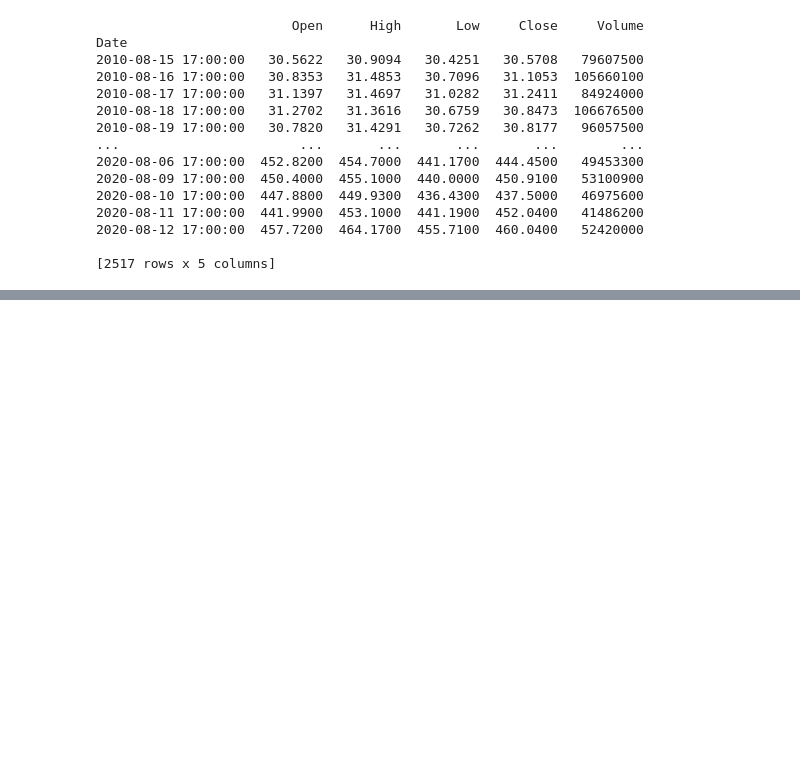
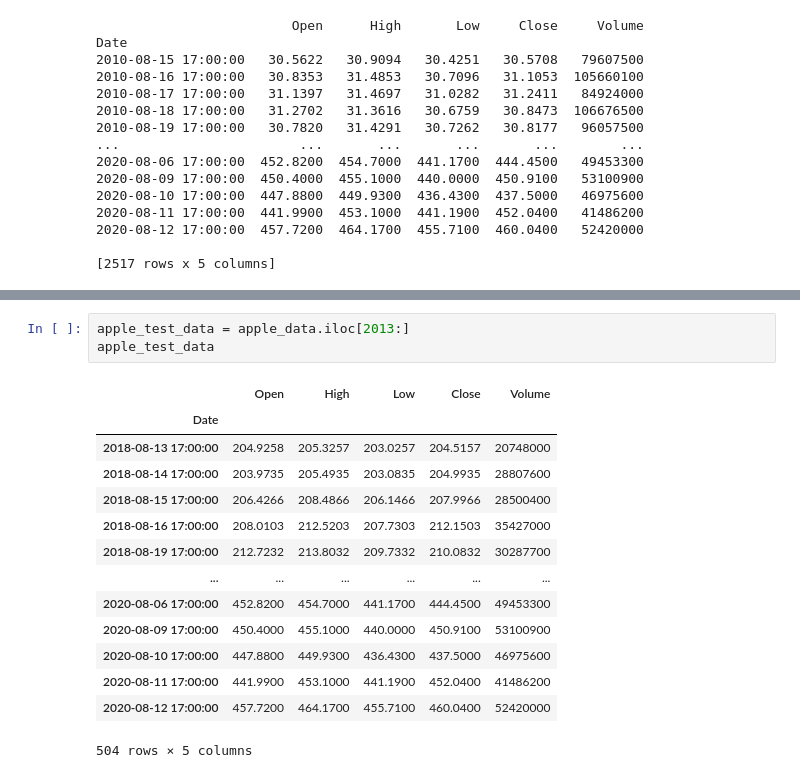
Before and after one commit to hail-marys/little-john, a Jupyter notebook: backup1.ipynb, the cells around one changed output, grey strips where cells are left out. Saved outputs shown, nothing was run; the diff lists cells and outputs as text; blank space fills up the shorter version.

```diff
--- a/backup1.ipynb
+++ b/backup1.ipynb
@@ -150,0 +274,18 @@ Date
+# %%
+apple_test_data = apple_data.iloc[2013:]
+apple_test_data
+# %% [output]
+|  | Open | High | Low | Close | Volume |
+| Date |  |  |  |  |  |
+| 2018-08-13 17:00:00 | 204.9258 | 205.3257 | 203.0257 | 204.5157 | 20748000 |
+| 2018-08-14 17:00:00 | 203.9735 | 205.4935 | 203.0835 | 204.9935 | 28807600 |
+| 2018-08-15 17:00:00 | 206.4266 | 208.4866 | 206.1466 | 207.9966 | 28500400 |
+| 2018-08-16 17:00:00 | 208.0103 | 212.5203 | 207.7303 | 212.1503 | 35427000 |
+| 2018-08-19 17:00:00 | 212.7232 | 213.8032 | 209.7332 | 210.0832 | 30287700 |
+| ... | ... | ... | ... | ... | ... |
+| 2020-08-06 17:00:00 | 452.8200 | 454.7000 | 441.1700 | 444.4500 | 49453300 |
+| 2020-08-09 17:00:00 | 450.4000 | 455.1000 | 440.0000 | 450.9100 | 53100900 |
+| 2020-08-10 17:00:00 | 447.8800 | 449.9300 | 436.4300 | 437.5000 | 46975600 |
+| 2020-08-11 17:00:00 | 441.9900 | 453.1000 | 441.1900 | 452.0400 | 41486200 |
+| 2020-08-12 17:00:00 | 457.7200 | 464.1700 | 455.7100 | 460.0400 | 52420000 |
+504 rows × 5 columns
```
Also changed, not shown: parts of 22 cells of this notebook, 6 other files.
